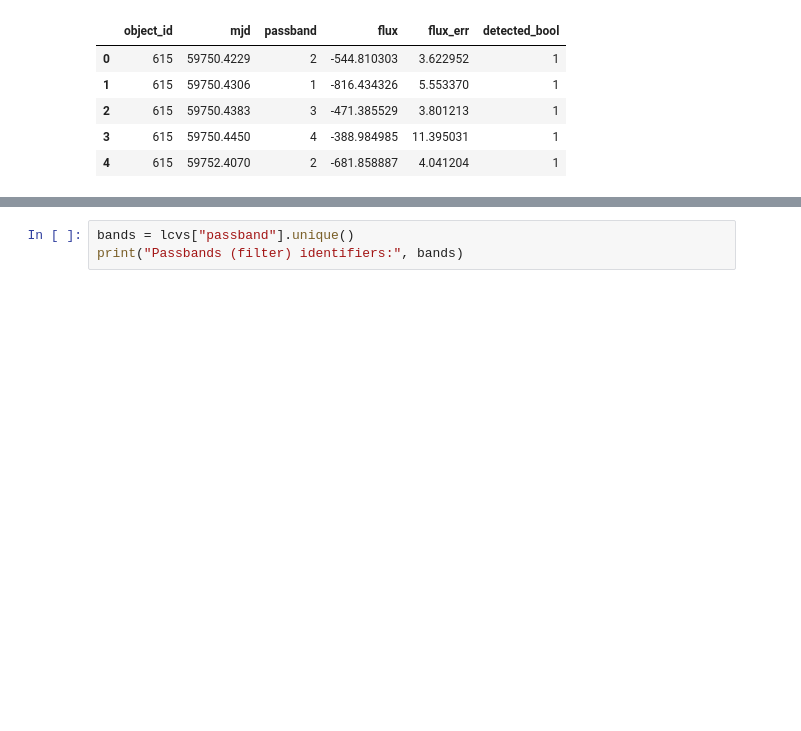
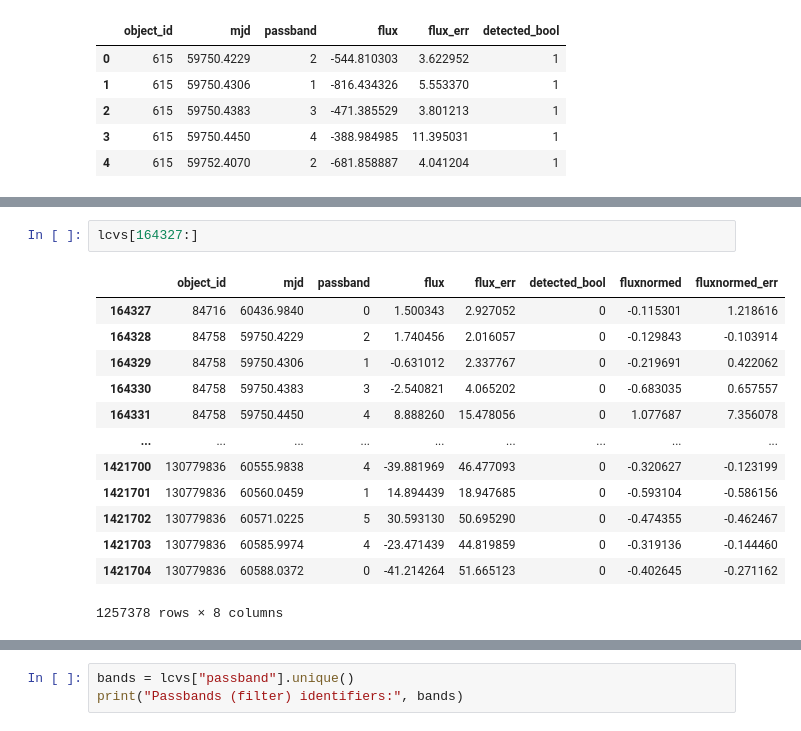
Before and after one commit to ahmadryan/MLTSA_RQudsi, a Jupyter notebook: HW9_RQudsi/Assignemnt9_MLTSA.ipynb, the cells around one changed output, grey strips where cells are left out. Drawn from its saved outputs; the diff is of its cells as text; blank space fills up the shorter version.

```diff
--- a/HW9_RQudsi/Assignemnt9_MLTSA.ipynb
+++ b/HW9_RQudsi/Assignemnt9_MLTSA.ipynb
@@ -67,0 +292,16 @@ lcvs.head()
+# %%
+lcvs[164327:]
+# %% [output]
+|  | object_id | mjd | passband | flux | flux_err | detected_bool | fluxnormed | fluxnormed_err |
+| 164327 | 84716 | 60436.9840 | 0 | 1.500343 | 2.927052 | 0 | -0.115301 | 1.218616 |
+| 164328 | 84758 | 59750.4229 | 2 | 1.740456 | 2.016057 | 0 | -0.129843 | -0.103914 |
+| 164329 | 84758 | 59750.4306 | 1 | -0.631012 | 2.337767 | 0 | -0.219691 | 0.422062 |
+| 164330 | 84758 | 59750.4383 | 3 | -2.540821 | 4.065202 | 0 | -0.683035 | 0.657557 |
+| 164331 | 84758 | 59750.4450 | 4 | 8.888260 | 15.478056 | 0 | 1.077687 | 7.356078 |
+| ... | ... | ... | ... | ... | ... | ... | ... | ... |
+| 1421700 | 130779836 | 60555.9838 | 4 | -39.881969 | 46.477093 | 0 | -0.320627 | -0.123199 |
+| 1421701 | 130779836 | 60560.0459 | 1 | 14.894439 | 18.947685 | 0 | -0.593104 | -0.586156 |
+| 1421702 | 130779836 | 60571.0225 | 5 | 30.593130 | 50.695290 | 0 | -0.474355 | -0.462467 |
+| 1421703 | 130779836 | 60585.9974 | 4 | -23.471439 | 44.819859 | 0 | -0.319136 | -0.144460 |
+| 1421704 | 130779836 | 60588.0372 | 0 | -41.214264 | 51.665123 | 0 | -0.402645 | -0.271162 |
+1257378 rows × 8 columns
```
Also changed, not shown: parts of 35 cells of this notebook.
